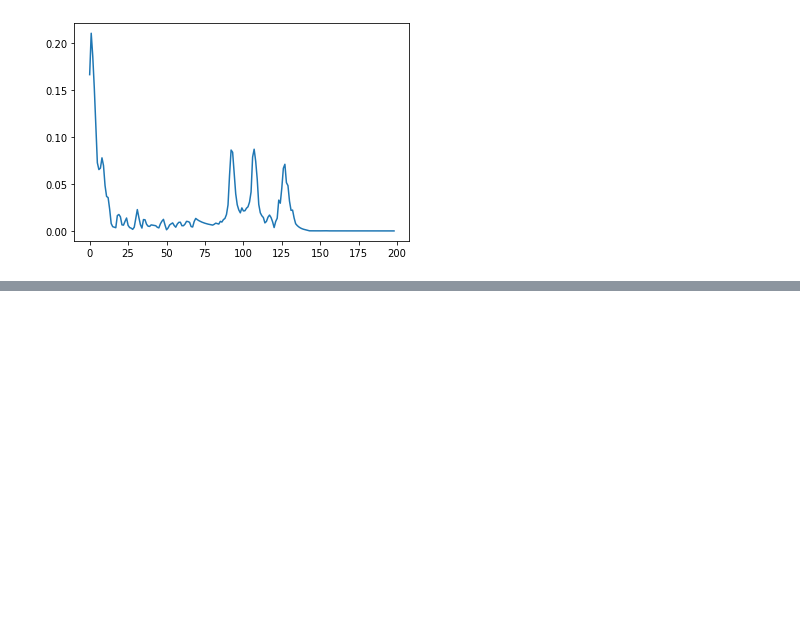
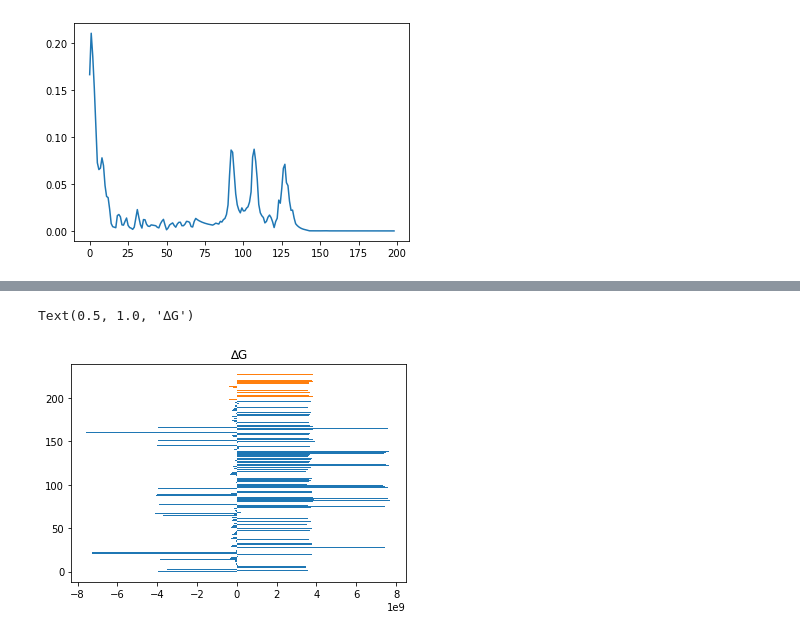
Before and after one commit to ChrisBNEU/HAN, a Jupyter notebook: CanteraModels/rocketman.ipynb, the cells around one changed output, grey strips where cells are left out. Drawn from its saved outputs; the diff is of its cells as text; code cells hidden in the pictures; blank space fills up the shorter version.

```diff
--- a/CanteraModels/rocketman.ipynb
+++ b/CanteraModels/rocketman.ipynb
@@ -159,0 +173,7 @@ array([9.99127143e-01, 2.75016598e-04, 4.79923184e-06, 1.64511673e-22,
+# %%
+plt.barh(np.arange(len(gas.delta_gibbs)),gas.delta_gibbs)
+plt.barh(len(gas.delta_gibbs)+np.arange(len(surf.delta_gibbs)),surf.delta_gibbs)
+plt.title("∆G")
+# %% [output]
+Text(0.5, 1.0, '∆G')
+[figure, added]
```
Also changed, not shown: parts of 37 cells of this notebook, 2 other files.
